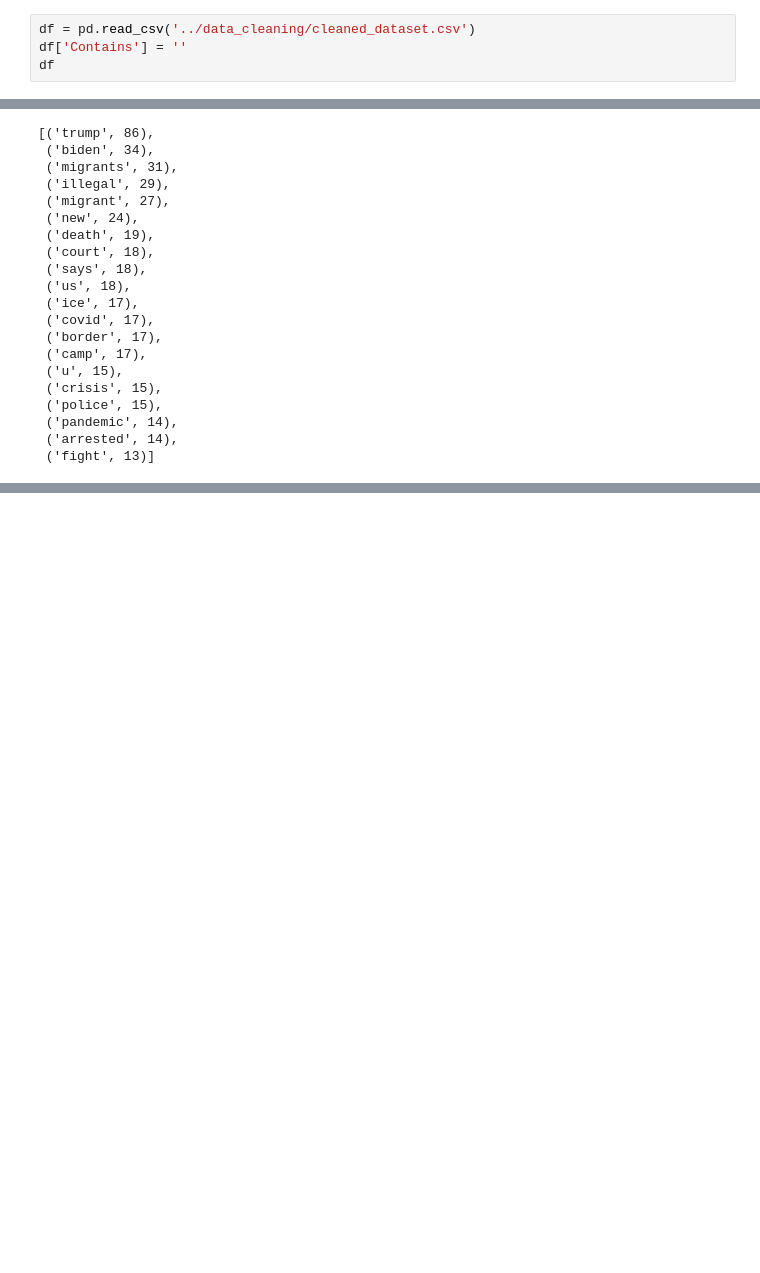
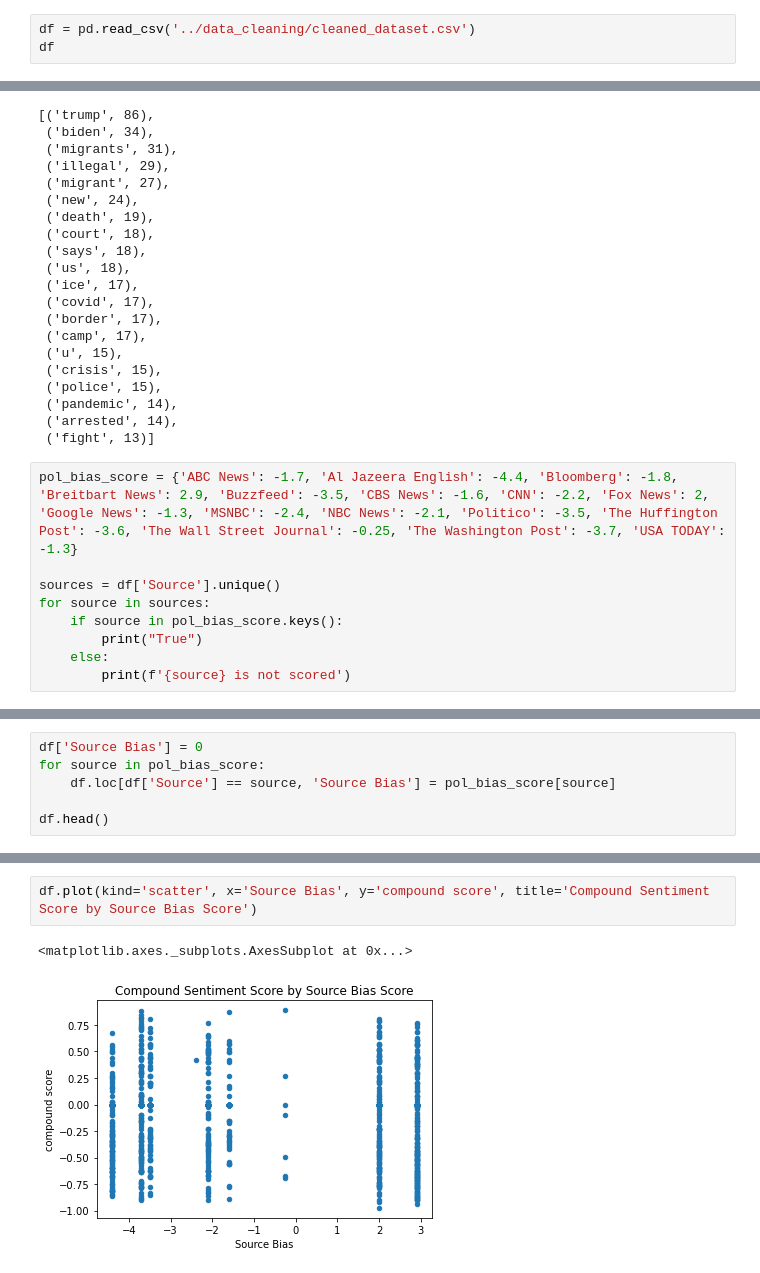
Before and after one commit to James-Ashley/sentiment_analysis, a Jupyter notebook: data_analysis/data_analysis_RCK-Copy1.ipynb, the cells around one changed output, grey strips where cells are left out. Saved outputs shown, nothing was run; the diff lists cells and outputs as text; blank space fills up the shorter version.

Commit message:
moar graphs

```diff
--- a/data_analysis/data_analysis_RCK-Copy1.ipynb
+++ b/data_analysis/data_analysis_RCK-Copy1.ipynb
@@ -9,6 +10,5 @@ stop_words = stopwords.words('english')
 # %%
 df = pd.read_csv('../data_cleaning/cleaned_dataset.csv')
-df['Contains'] = ''
 df
 # %% [output]
 |  | Keyword | Source | Author | Title | URL | Text | Published | compound score | negative score | ... |
@@ -293,3 +293,12 @@ neg_headlines_freq.most_common(20)
  ('pandemic', 14),
  ('arrested', 14),
  ('fight', 13)]
+# %%
+pol_bias_score = {'ABC News': -1.7, 'Al Jazeera English': -4.4, 'Bloomberg': -1.8, 'Breitbart News': 2.9, 'Buzzfeed': -3.5, 'CBS News': -1.6, 'CNN': -2.2, 'Fox News': 2, 'Google News': -1.3, 'MSNBC': -2.4, 'NBC News': -2.1, 'Politico': -3.5, 'The Huffington Post': -3.6, 'The Wall Street Journal': -0.25, 'The Washington Post': -3.7, 'USA TODAY': -1.3}
+
+sources = df['Source'].unique()
+for source in sources:
+    if source in pol_bias_score.keys():
+        print("True")
+    else:
+        print(f'{source} is not scored')
@@ -295,0 +316,6 @@ neg_headlines_freq.most_common(20)
+# %%
+df['Source Bias'] = 0
+for source in pol_bias_score:
+    df.loc[df['Source'] == source, 'Source Bias'] = pol_bias_score[source]
+
+df.head()
@@ -295,0 +329,5 @@ neg_headlines_freq.most_common(20)
+# %%
+df.plot(kind='scatter', x='Source Bias', y='compound score', title='Compound Sentiment Score by Source Bias Score')
+# %% [output]
+<matplotlib.axes._subplots.AxesSubplot at 0x...>
+[figure, added]
```
Also changed, not shown: parts of 6 cells of this notebook.
